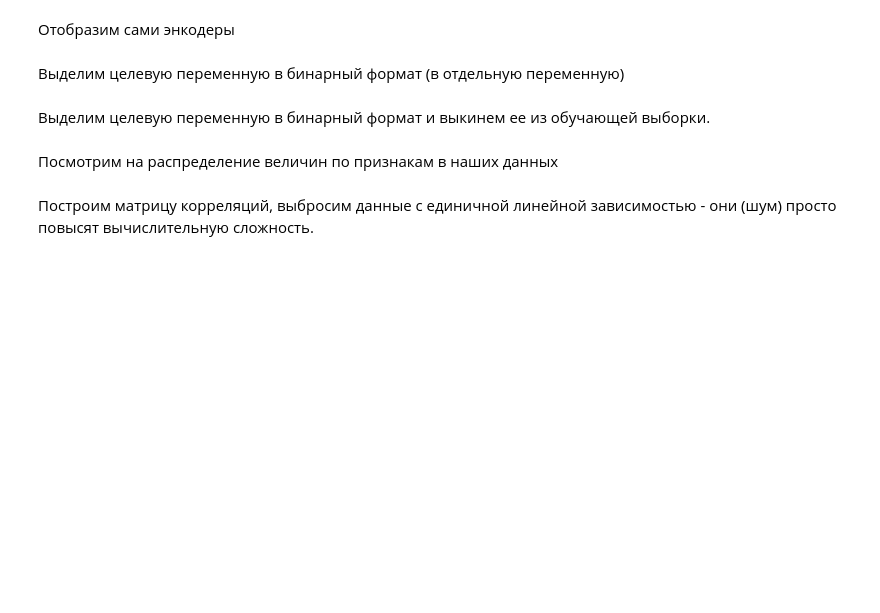
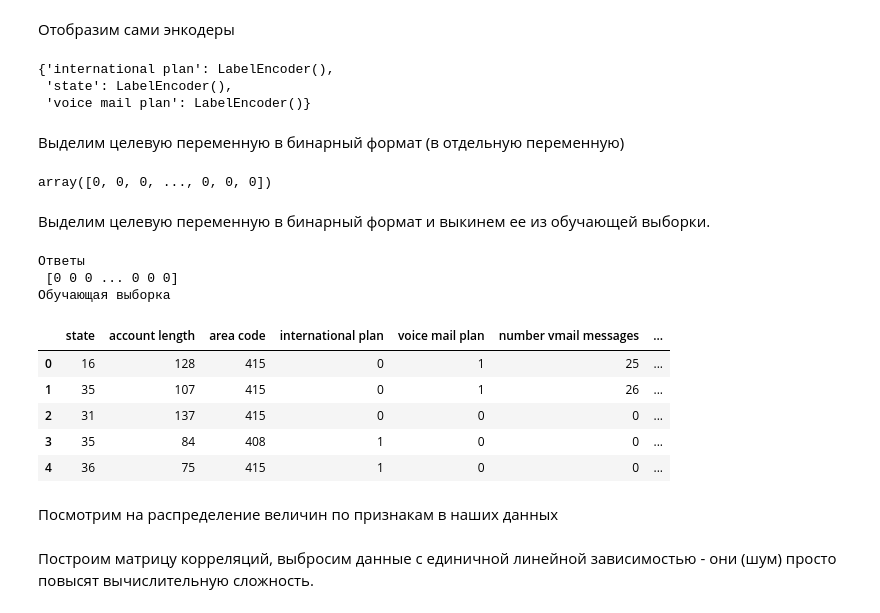
Before and after one commit to alexmal2804/hwds, a Jupyter notebook: Копия_блокнота_"Большое_ДЗ_1_ipynb".ipynb, the cells around one changed output. Saved outputs shown, nothing was run; the diff lists cells and outputs as text; code cells hidden in the pictures; blank space fills up the shorter version.

```diff
--- a/Копия_блокнота_"Большое_ДЗ_1_ipynb".ipynb
+++ b/Копия_блокнота_"Большое_ДЗ_1_ipynb".ipynb
@@ -187,0 +183,16 @@ NameError: ignored
+# %%
+# Подключаем класс для предобработки данных
+from sklearn import preprocessing
+
+# Напишем функцию, которая принимает на вход DataFrame, кодирует числовыми значениями категориальные признаки
+# и возвращает обновленный DataFrame и сами кодировщики.
+def number_encode_features(init_df):
+    result = init_df.copy() # копируем нашу исходную таблицу
+    encoders = {}
+    for column in result.columns:
+        if result.dtypes[column] == np.object: # np.object -- строковый тип / если тип столбца - строка, то нужно его закодировать
+            encoders[column] = preprocessing.LabelEncoder() # для колонки column создаем кодировщик
+            result[column] = encoders[column].fit_transform(result[column]) # применяем кодировщик к столбцу и перезаписываем столбец
+    return result, encoders
+
+encoded_data, encoders = number_encode_features(df) # Теперь encoded data содержит закодированные кат. признаки
@@ -188,4 +208,10 @@ NameError: ignored
 # %% [markdown]
 Отобразим сами энкодеры
+# %%
+encoders
+# %% [output]
+{'international plan': LabelEncoder(),
+ 'state': LabelEncoder(),
+ 'voice mail plan': LabelEncoder()}
 # %% [markdown]
 Выделим целевую переменную в бинарный формат (в отдельную переменную)
@@ -195,5 +218,25 @@ y
+# %%
+y = np.array([1 if x == True else 0 for x in df['churn']])
+y
+# %% [output]
+array([0, 0, 0, ..., 0, 0, 0])
 # %% [markdown]
 Выделим целевую переменную в бинарный формат и выкинем ее из обучающей выборки.
+# %%
+print(f'Ответы \n {y}')
+learn_data = encoded_data.drop(columns='churn')
+print(f'Обучающая выборка \n')
+learn_data.head()
+# %% [output]
+Ответы
+ [0 0 0 ... 0 0 0]
+Обучающая выборка
+|  | state | account length | area code | international plan | voice mail plan | number vmail messages | ... |
+| 0 | 16 | 128 | 415 | 0 | 1 | 25 | ... |
+| 1 | 35 | 107 | 415 | 0 | 1 | 26 | ... |
+| 2 | 31 | 137 | 415 | 0 | 0 | 0 | ... |
+| 3 | 35 | 84 | 408 | 1 | 0 | 0 | ... |
+| 4 | 36 | 75 | 415 | 1 | 0 | 0 | ... |
 # %% [markdown]
 Посмотрим на распределение величин по признакам в наших данных
 # %% [markdown]
```
Also changed, not shown: parts of 3 cells of this notebook.
